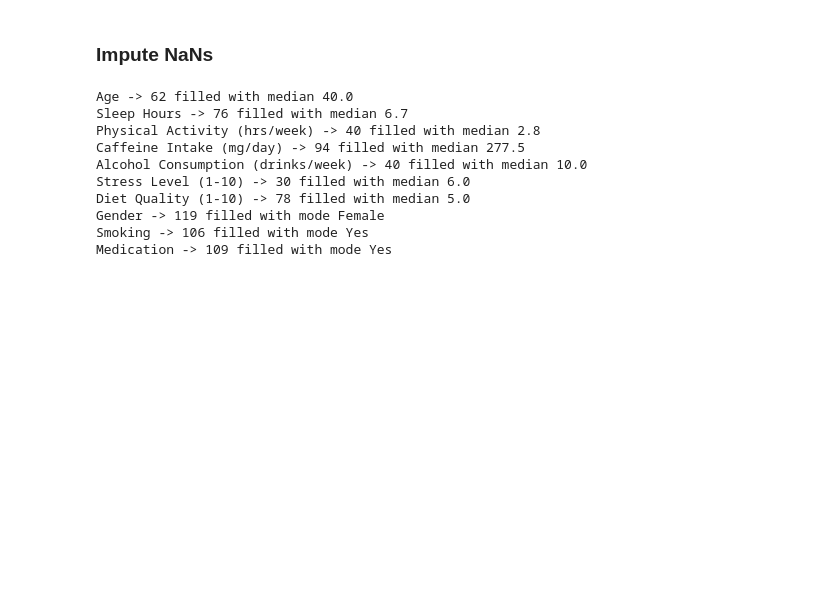
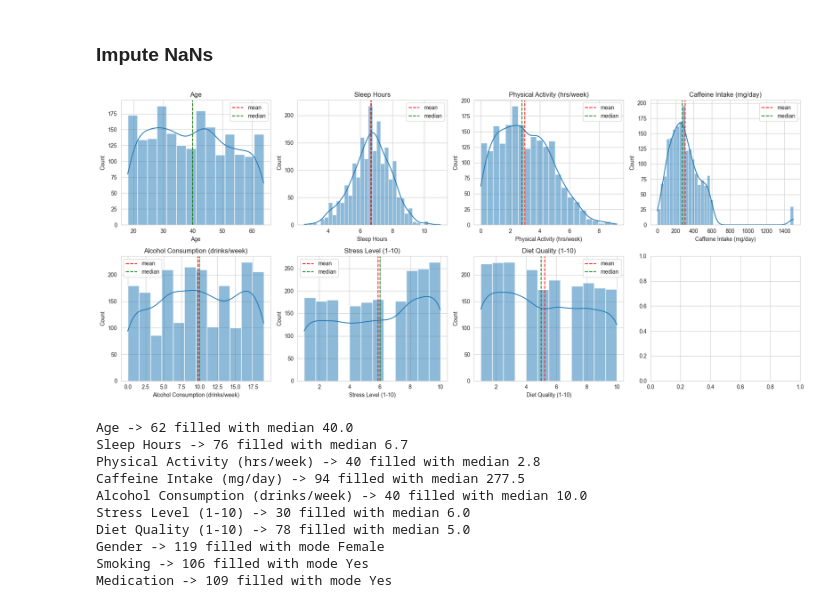
Before and after one commit to sabzparto/BC-mini-project, a Jupyter notebook: Psychology.ipynb, the cells around one changed output. Saved outputs shown, nothing was run; the diff lists cells and outputs as text; code cells hidden in the pictures; blank space fills up the shorter version.

Commit message:
add mean and median plot

```diff
--- a/Psychology.ipynb
+++ b/Psychology.ipynb
@@ -415 +421,17 @@ def fill_categorical(data, cols):
+# %%
+cols = [c for c in numeric_to_fill if data[c].isnull().sum() > 0]
+
+fig, axes = plt.subplots(2, 4, figsize=(18, 8))
+
+for ax, c in zip(axes.flatten(), cols):
+    sns.histplot(data[c], kde=True, ax=ax)
+    ax.axvline(data[c].mean(), color='red', linestyle='--', label='mean')
+    ax.axvline(data[c].median(), color='green', linestyle='--', label='median')
+    ax.set_title(c)
+    ax.legend()
+
+plt.tight_layout()
+plt.show()
+# %% [output]
+[figure, added]
 # %%
```
Also changed, not shown: parts of 2 cells of this notebook.
